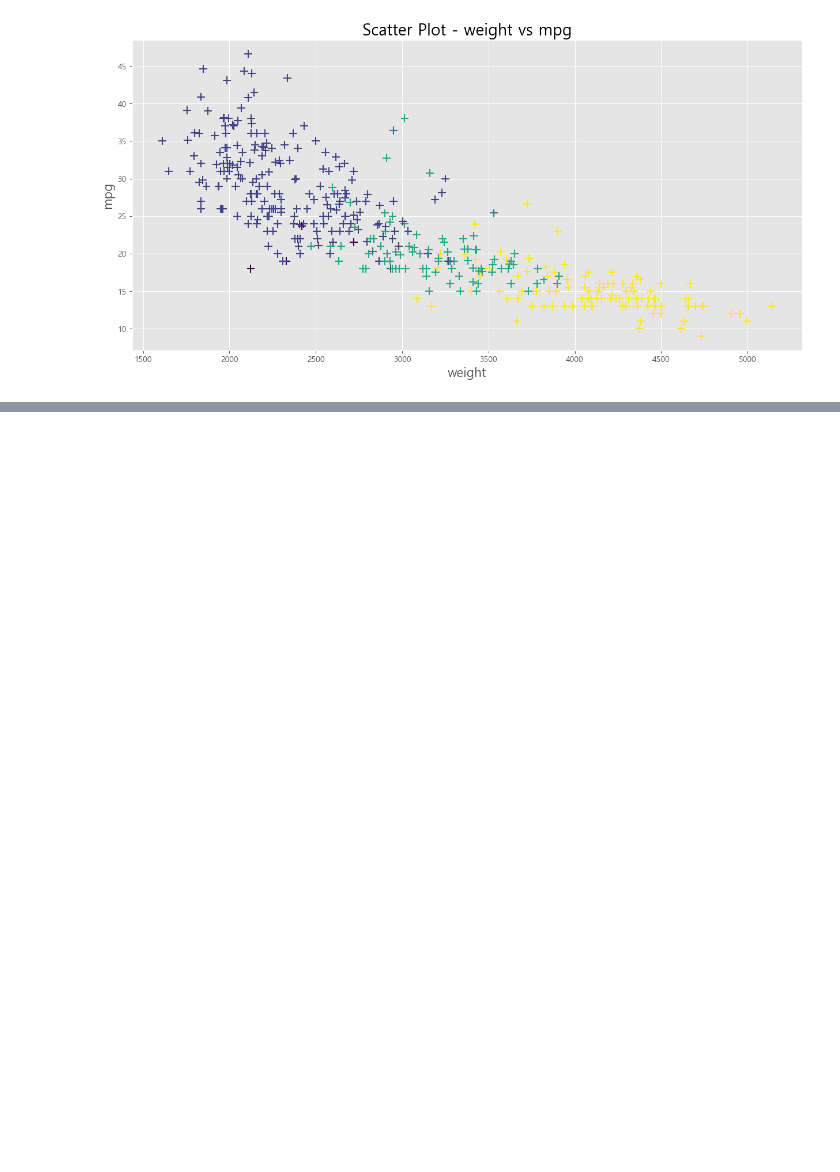
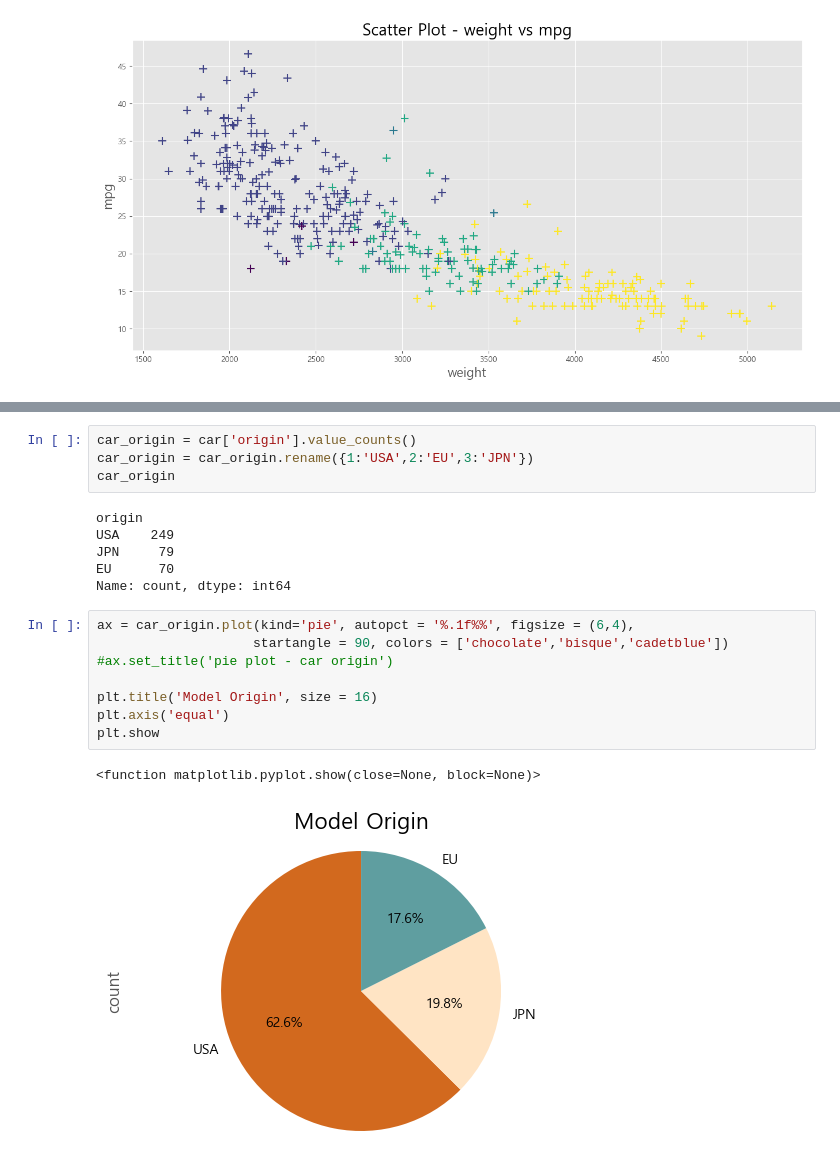
Before and after one commit to sihogu/lecture_bigdata, a Jupyter notebook: source/s2024.03.16_시각화도구3.ipynb, the cells around one changed output, grey strips where cells are left out. Saved outputs shown, nothing was run; the diff lists cells and outputs as text; blank space fills up the shorter version.

```diff
--- a/source/s2024.03.16_시각화도구3.ipynb
+++ b/source/s2024.03.16_시각화도구3.ipynb
@@ -116,0 +129,21 @@ plt.show()
+# %%
+car_origin = car['origin'].value_counts()
+car_origin = car_origin.rename({1:'USA',2:'EU',3:'JPN'})
+car_origin
+# %% [output]
+origin
+USA    249
+JPN     79
+EU      70
+Name: count, dtype: int64
+# %%
+ax = car_origin.plot(kind='pie', autopct = '%.1f%%', figsize = (6,4),
+                    startangle = 90, colors = ['chocolate','bisque','cadetblue'])
+#ax.set_title('pie plot - car origin')
+
+plt.title('Model Origin', size = 16)
+plt.axis('equal')
+plt.show
+# %% [output]
+<function matplotlib.pyplot.show(close=None, block=None)>
+[figure, added]
```
Also changed, not shown: parts of 5 cells of this notebook, 6 other files.
